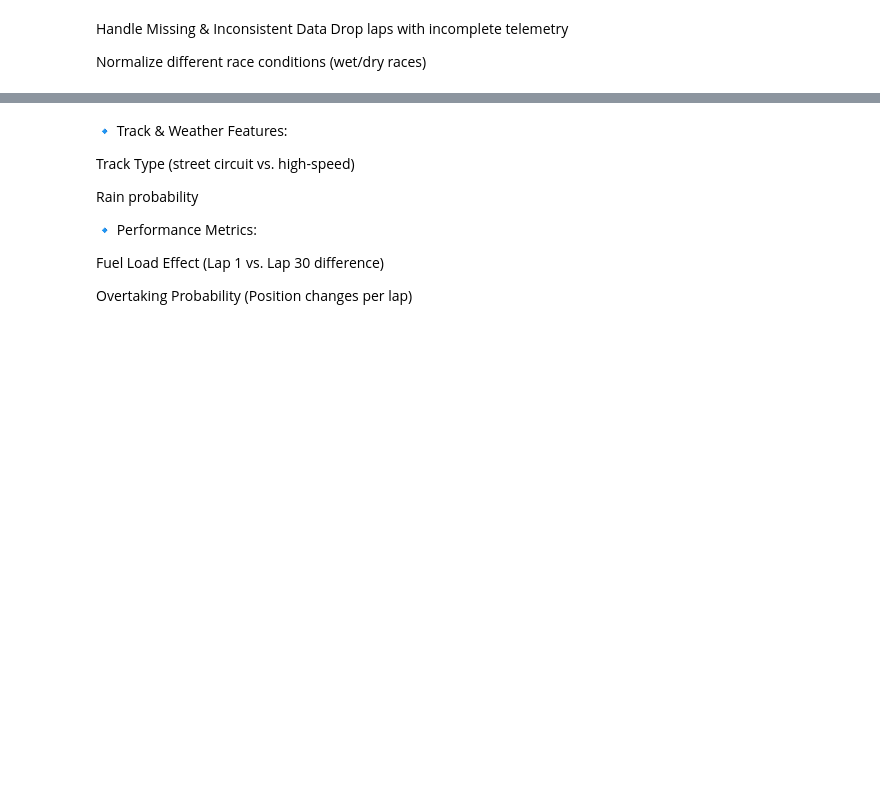
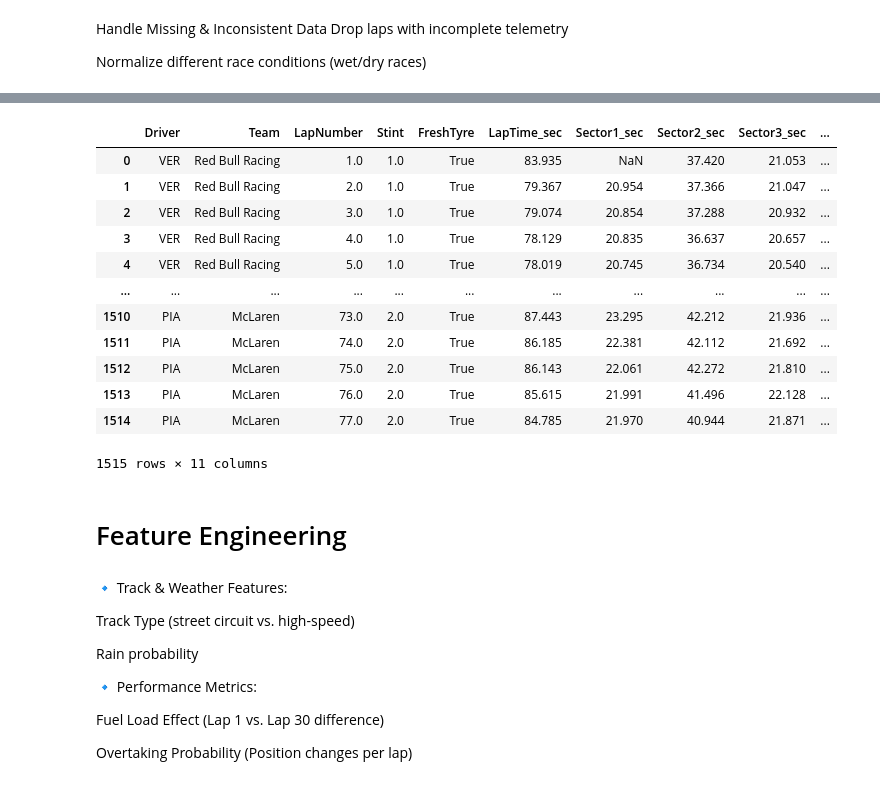
Before and after one commit to pranavvats32/F1-RaceWinner-Prediction-using-ML, a Jupyter notebook: f1.ipynb, the cells around one changed output, grey strips where cells are left out. Drawn from its saved outputs; the diff is of its cells as text; code cells hidden in the pictures; blank space fills up the shorter version.

```diff
--- a/f1.ipynb
+++ b/f1.ipynb
@@ -216,0 +310,4 @@ dtype: int64
+# %%
+import numpy as np
+monaco2023_filled = monaco2023_selected.replace({pd.NaT: np.nan})
+#standardizing all null values to nan so it is standardized.
@@ -295,0 +349,4 @@ Create New Features
+# %%
+monaco2023_cleaned = monaco2023_filled.drop(columns=["LapTime", "Sector1Time", "Sector2Time", "Sector3Time"])
+#remove the timedelta64 based columns
+monaco2023_cleaned
@@ -295,0 +367,35 @@ Create New Features
+# %%
+# 1. Create driver code mapping
+driver_codes = {
+    "Max Verstappen": "VER",
+    "Fernando Alonso": "ALO",
+    "Esteban Ocon": "OCO",
+    "Lewis Hamilton": "HAM",
+    "George Russell": "RUS",
+    "Charles Leclerc": "LEC",
+    "Pierre Gasly": "GAS",
+    "Carlos Sainz": "SAI",
+    "Lando Norris": "NOR",
+    "Oscar Piastri": "PIA",
+    "Valtteri Bottas": "BOT",
+    "Nyck de Vries": "DEV",
+    "Guanyu Zhou": "ZHO",
+    "Alexander Albon": "ALB",
+    "Yuki Tsunoda": "TSU",
+    "Sergio Pérez": "PER",
+    "Nico Hülkenberg": "HUL",
+    "Logan Sargeant": "SAR",
+    "Kevin Magnussen": "MAG",
+    "Lance Stroll": "STR"
+}
+
+# 2. Add driver code to results dataframe
+results_df = monaco2023results_cleaned.copy()
+results_df["Driver"] = results_df["First Name"] + " " + results_df["Last Name"]
+results_df["Driver"] = results_df["Driver"].map(driver_codes)
+
+# 3. Merge with lap data
+merged_df = monaco2023_cleaned.merge(results_df[["Driver", "Position", "Race Time (s)"]], on="Driver", how="left")
+
+# 4. Preview
+print(merged_df.head())
@@ -296,3 +416,21 @@ Create New Features
+# %%
+merged_df
+# %% [output]
+|  | Driver | Team | LapNumber | Stint | FreshTyre | LapTime_sec | Sector1_sec | Sector2_sec | Sector3_sec | ... |
+| 0 | VER | Red Bull Racing | 1.0 | 1.0 | True | 83.935 | NaN | 37.420 | 21.053 | ... |
+| 1 | VER | Red Bull Racing | 2.0 | 1.0 | True | 79.367 | 20.954 | 37.366 | 21.047 | ... |
+| 2 | VER | Red Bull Racing | 3.0 | 1.0 | True | 79.074 | 20.854 | 37.288 | 20.932 | ... |
+| 3 | VER | Red Bull Racing | 4.0 | 1.0 | True | 78.129 | 20.835 | 36.637 | 20.657 | ... |
+| 4 | VER | Red Bull Racing | 5.0 | 1.0 | True | 78.019 | 20.745 | 36.734 | 20.540 | ... |
+| ... | ... | ... | ... | ... | ... | ... | ... | ... | ... | ... |
+| 1510 | PIA | McLaren | 73.0 | 2.0 | True | 87.443 | 23.295 | 42.212 | 21.936 | ... |
+| 1511 | PIA | McLaren | 74.0 | 2.0 | True | 86.185 | 22.381 | 42.112 | 21.692 | ... |
+| 1512 | PIA | McLaren | 75.0 | 2.0 | True | 86.143 | 22.061 | 42.272 | 21.810 | ... |
+| 1513 | PIA | McLaren | 76.0 | 2.0 | True | 85.615 | 21.991 | 41.496 | 22.128 | ... |
+| 1514 | PIA | McLaren | 77.0 | 2.0 | True | 84.785 | 21.970 | 40.944 | 21.871 | ... |
+1515 rows × 11 columns
+# %% [markdown]
+# Feature Engineering
 # %%
 #only theory
 #df['tire_age'] = df['LapNumber'] - df['PitStopLap']
```
Also changed, not shown: parts of 30 cells of this notebook.
